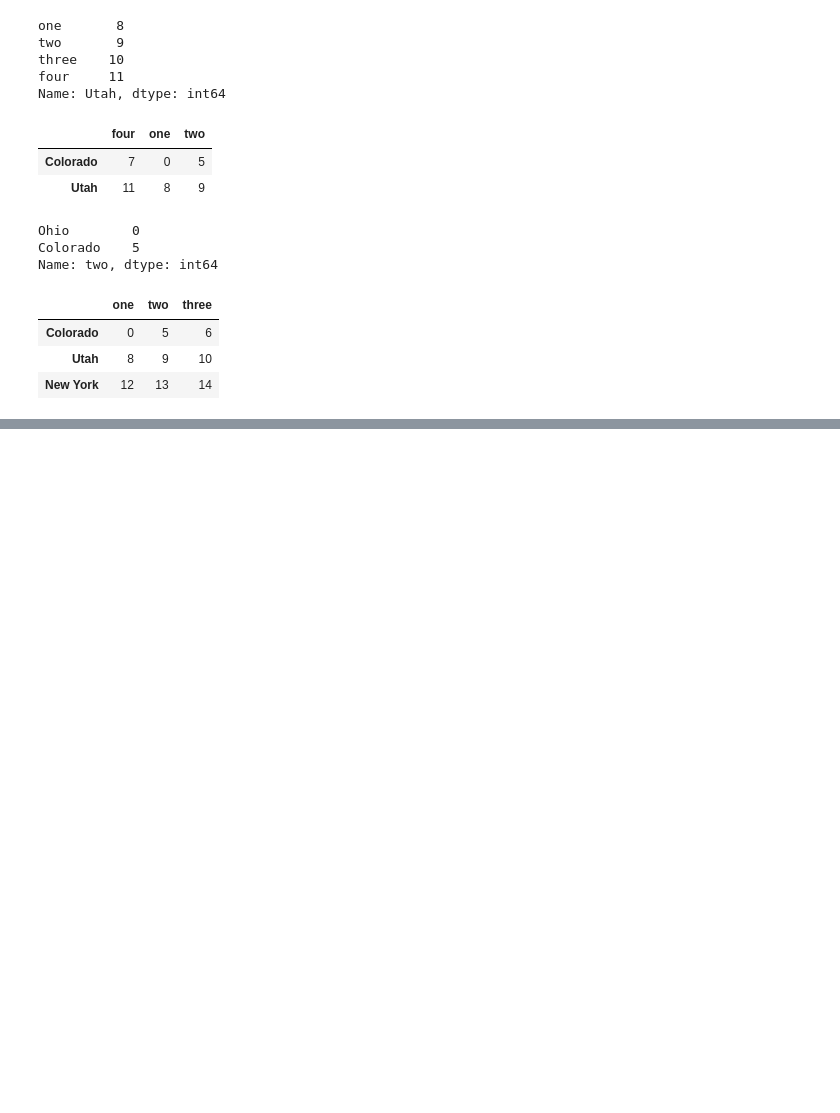
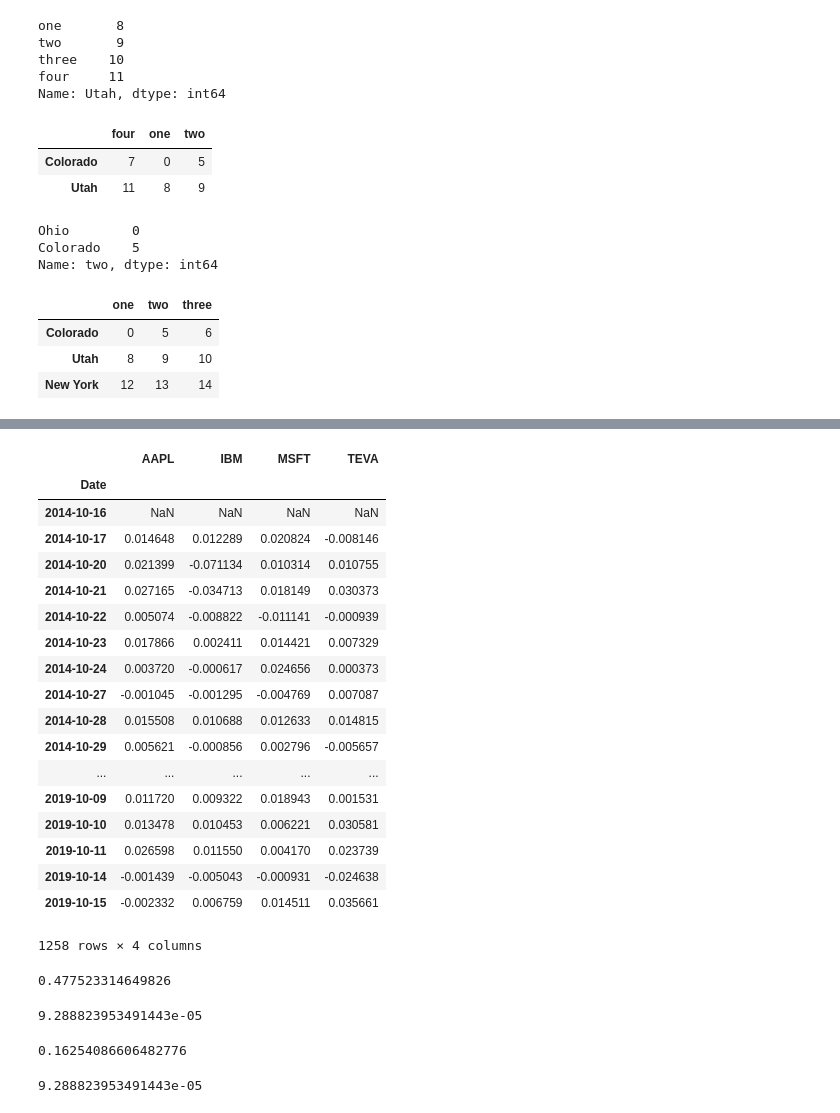
Before and after one commit to harisx91/AnalyticsProgramming, a Jupyter notebook: Module5/Chapter5GettingStartedwithPandas.ipynb, the cells around one changed output, grey strips where cells are left out. Drawn from its saved outputs; the diff is of its cells as text; code cells hidden in the pictures; blank space fills up the shorter version.

```diff
--- a/Module5/Chapter5GettingStartedwithPandas.ipynb
+++ b/Module5/Chapter5GettingStartedwithPandas.ipynb
@@ -772,0 +1306,10 @@ data.iloc[:, :3][data.three >5]
+# %%
+all_data= {ticker: web.get_data_yahoo(ticker)
+          for ticker in ['AAPL','IBM','MSFT','TEVA']}
+# %%
+price = pd.DataFrame({ticker: data['Adj Close']
+                     for ticker, data in all_data.items()})
+volume = pd.DataFrame({ticker: data['Volume']
+                      for ticker, data in all_data.items()})
+# %%
+returns = price.pct_change()
@@ -772,0 +1328,38 @@ data.iloc[:, :3][data.three >5]
+# %%
+returns
+# %% [output]
+|  | AAPL | IBM | MSFT | TEVA |
+| Date |  |  |  |  |
+| 2014-10-16 | NaN | NaN | NaN | NaN |
+| 2014-10-17 | 0.014648 | 0.012289 | 0.020824 | -0.008146 |
+| 2014-10-20 | 0.021399 | -0.071134 | 0.010314 | 0.010755 |
+| 2014-10-21 | 0.027165 | -0.034713 | 0.018149 | 0.030373 |
+| 2014-10-22 | 0.005074 | -0.008822 | -0.011141 | -0.000939 |
+| 2014-10-23 | 0.017866 | 0.002411 | 0.014421 | 0.007329 |
+| 2014-10-24 | 0.003720 | -0.000617 | 0.024656 | 0.000373 |
+| 2014-10-27 | -0.001045 | -0.001295 | -0.004769 | 0.007087 |
+| 2014-10-28 | 0.015508 | 0.010688 | 0.012633 | 0.014815 |
+| 2014-10-29 | 0.005621 | -0.000856 | 0.002796 | -0.005657 |
+| ... | ... | ... | ... | ... |
+| 2019-10-09 | 0.011720 | 0.009322 | 0.018943 | 0.001531 |
+| 2019-10-10 | 0.013478 | 0.010453 | 0.006221 | 0.030581 |
+| 2019-10-11 | 0.026598 | 0.011550 | 0.004170 | 0.023739 |
+| 2019-10-14 | -0.001439 | -0.005043 | -0.000931 | -0.024638 |
+| 2019-10-15 | -0.002332 | 0.006759 | 0.014511 | 0.035661 |
+1258 rows × 4 columns
+# %%
+returns['MSFT'].corr(returns['IBM'])
+# %% [output]
+0.477523314649826
+# %%
+returns['MSFT'].cov(returns['IBM'])
+# %% [output]
+9.288823953491443e-05
+# %%
+price.MSFT.corr(price.IBM)
+# %% [output]
+0.16254086606482776
+# %%
+returns.MSFT.cov(returns.IBM)
+# %% [output]
+9.288823953491443e-05
```
Also changed, not shown: parts of 137 cells of this notebook.
